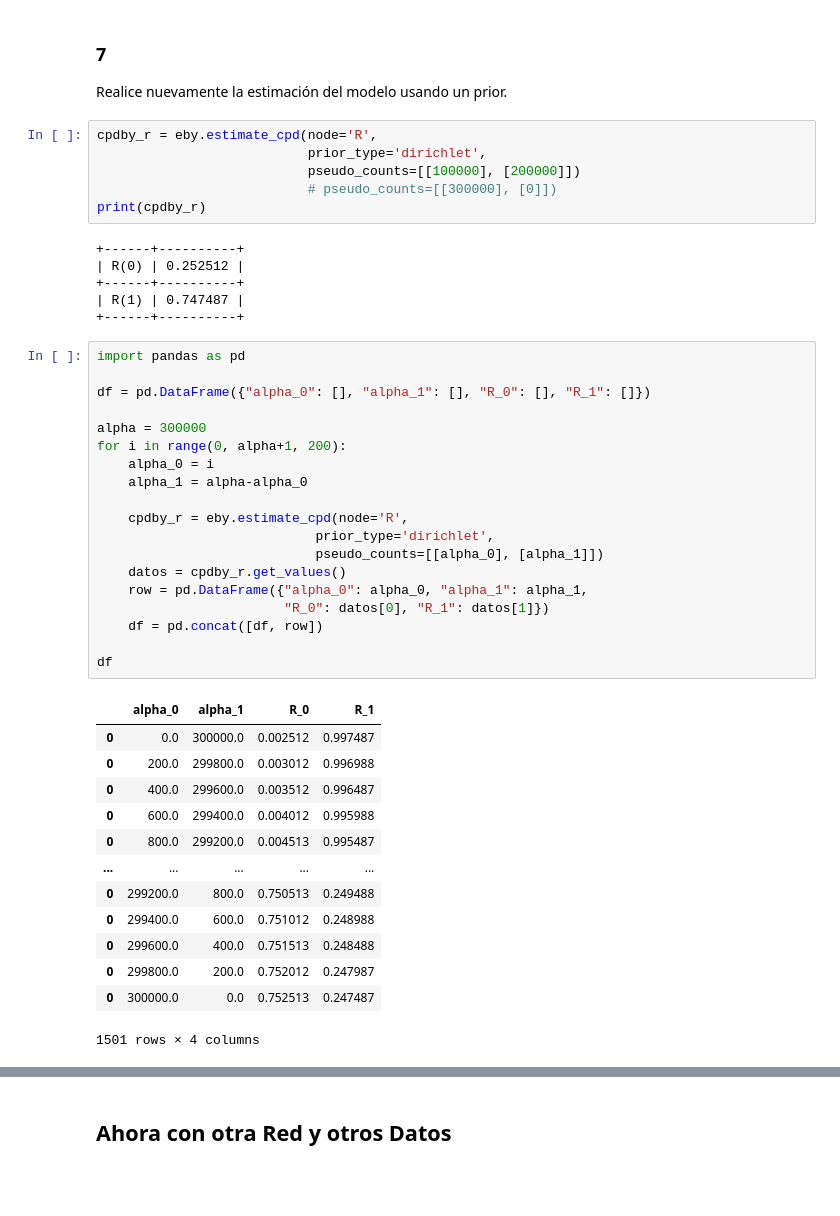
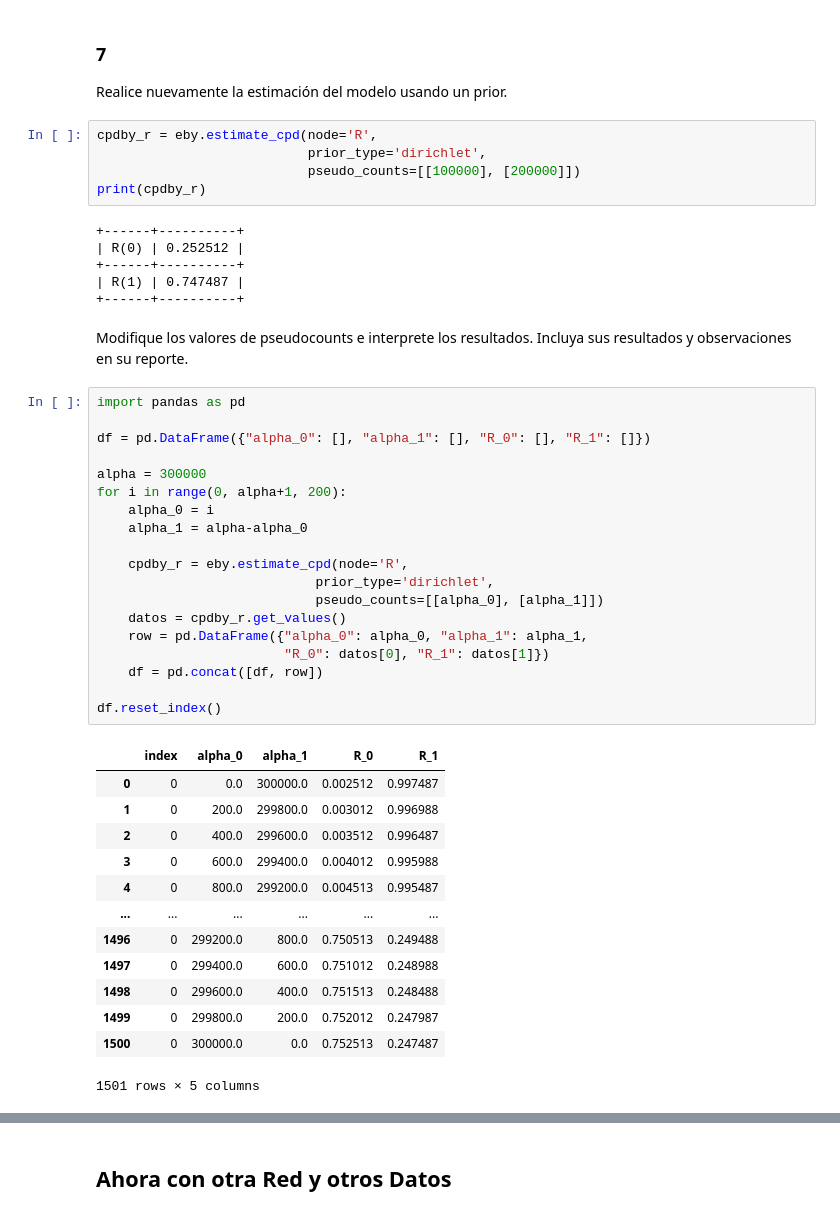
Before and after one commit to AnaliticaComputacional-2023-10/Taller4, a Jupyter notebook: Taller4.ipynb, the cells around one changed output, grey strips where cells are left out. Saved outputs shown, nothing was run; the diff lists cells and outputs as text; blank space fills up the shorter version.

```diff
--- a/Taller4.ipynb
+++ b/Taller4.ipynb
@@ -261,7 +261,6 @@ Realice nuevamente la estimación del modelo usando un prior.
 cpdby_r = eby.estimate_cpd(node='R',
                            prior_type='dirichlet',
                            pseudo_counts=[[100000], [200000]])
-                           # pseudo_counts=[[300000], [0]])
 print(cpdby_r)
 # %% [output]
 +------+----------+
@@ -269,36 +268,38 @@ print(cpdby_r)
 +------+----------+
 | R(1) | 0.747487 |
 +------+----------+
+# %% [markdown]
+Modifique los valores de pseudocounts e interprete los resultados. Incluya sus resultados y observaciones en su reporte.
 # %%
 import pandas as pd
 
 df = pd.DataFrame({"alpha_0": [], "alpha_1": [], "R_0": [], "R_1": []})
 
 alpha = 300000
 for i in range(0, alpha+1, 200):
     alpha_0 = i
     alpha_1 = alpha-alpha_0
 
     cpdby_r = eby.estimate_cpd(node='R',
                             prior_type='dirichlet',
                             pseudo_counts=[[alpha_0], [alpha_1]])
     datos = cpdby_r.get_values()
     row = pd.DataFrame({"alpha_0": alpha_0, "alpha_1": alpha_1,
                         "R_0": datos[0], "R_1": datos[1]})
     df = pd.concat([df, row])
 
-df
+df.reset_index()
 # %% [output]
-|  | alpha_0 | alpha_1 | R_0 | R_1 |
-| 0 | 0.0 | 300000.0 | 0.002512 | 0.997487 |
-| 0 | 200.0 | 299800.0 | 0.003012 | 0.996988 |
-| 0 | 400.0 | 299600.0 | 0.003512 | 0.996487 |
-| 0 | 600.0 | 299400.0 | 0.004012 | 0.995988 |
-| 0 | 800.0 | 299200.0 | 0.004513 | 0.995487 |
-| ... | ... | ... | ... | ... |
-| 0 | 299200.0 | 800.0 | 0.750513 | 0.249488 |
-| 0 | 299400.0 | 600.0 | 0.751012 | 0.248988 |
-| 0 | 299600.0 | 400.0 | 0.751513 | 0.248488 |
-| 0 | 299800.0 | 200.0 | 0.752012 | 0.247987 |
-| 0 | 300000.0 | 0.0 | 0.752513 | 0.247487 |
+|  | index | alpha_0 | alpha_1 | R_0 | R_1 |
+| 0 | 0 | 0.0 | 300000.0 | 0.002512 | 0.997487 |
+| 1 | 0 | 200.0 | 299800.0 | 0.003012 | 0.996988 |
+| 2 | 0 | 400.0 | 299600.0 | 0.003512 | 0.996487 |
+| 3 | 0 | 600.0 | 299400.0 | 0.004012 | 0.995988 |
+| 4 | 0 | 800.0 | 299200.0 | 0.004513 | 0.995487 |
+| ... | ... | ... | ... | ... | ... |
+| 1496 | 0 | 299200.0 | 800.0 | 0.750513 | 0.249488 |
+| 1497 | 0 | 299400.0 | 600.0 | 0.751012 | 0.248988 |
+| 1498 | 0 | 299600.0 | 400.0 | 0.751513 | 0.248488 |
+| 1499 | 0 | 299800.0 | 200.0 | 0.752012 | 0.247987 |
+| 1500 | 0 | 300000.0 | 0.0 | 0.752513 | 0.247487 |
-1501 rows × 4 columns
+1501 rows × 5 columns
```
Also changed, not shown: parts of 5 cells of this notebook, 7 other files.
